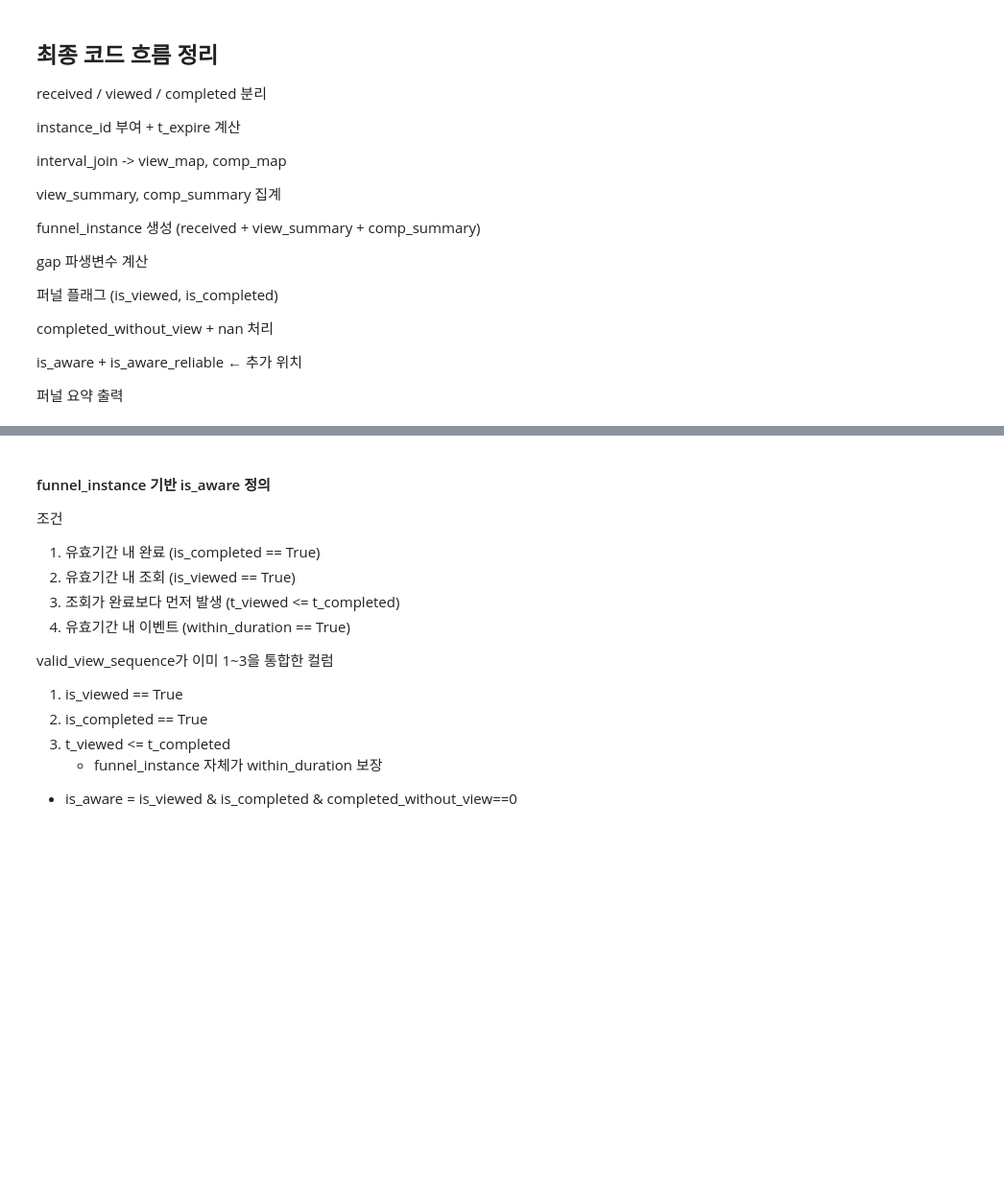
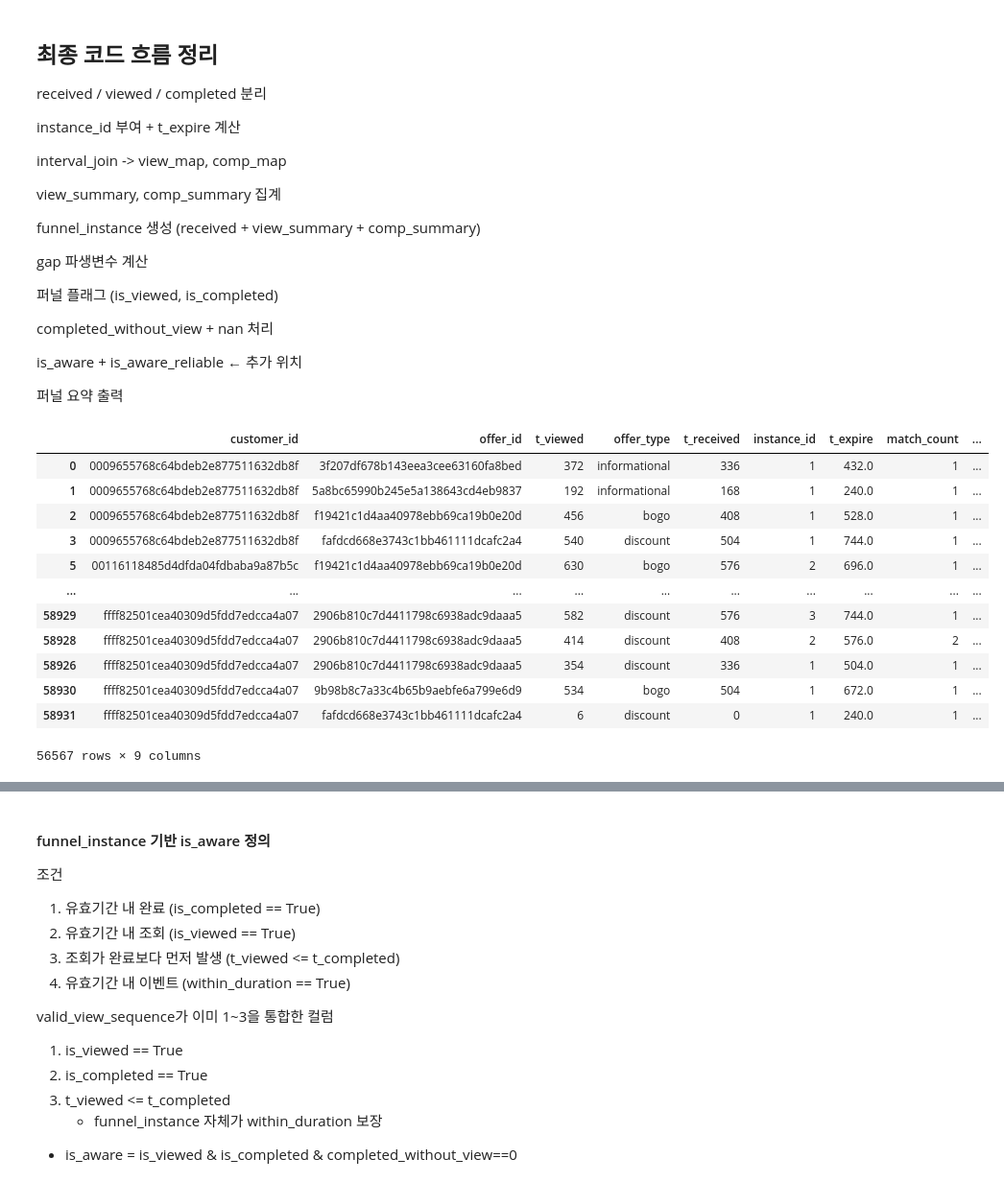
Before and after one commit to rladbstj56/practice_project, a Jupyter notebook: pjh_EDA/study_pjh.ipynb, the cells around one changed output, grey strips where cells are left out. Shown at 96% size. Drawn from its saved outputs; the diff is of its cells as text; code cells hidden in the pictures; blank space fills up the shorter version.

```diff
--- a/pjh_EDA/study_pjh.ipynb
+++ b/pjh_EDA/study_pjh.ipynb
@@ -123,0 +190,17 @@ is_aware + is_aware_reliable  ← 추가 위치
+# %%
+view_map = view_map.sort_values(by=["customer_id", "offer_id"])
+view_map
+# %% [output]
+|  | customer_id | offer_id | t_viewed | offer_type | t_received | instance_id | t_expire | match_count | ... |
+| 0 | 0009655768c64bdeb2e877511632db8f | 3f207df678b143eea3cee63160fa8bed | 372 | informational | 336 | 1 | 432.0 | 1 | ... |
+| 1 | 0009655768c64bdeb2e877511632db8f | 5a8bc65990b245e5a138643cd4eb9837 | 192 | informational | 168 | 1 | 240.0 | 1 | ... |
+| 2 | 0009655768c64bdeb2e877511632db8f | f19421c1d4aa40978ebb69ca19b0e20d | 456 | bogo | 408 | 1 | 528.0 | 1 | ... |
+| 3 | 0009655768c64bdeb2e877511632db8f | fafdcd668e3743c1bb461111dcafc2a4 | 540 | discount | 504 | 1 | 744.0 | 1 | ... |
+| 5 | 00116118485d4dfda04fdbaba9a87b5c | f19421c1d4aa40978ebb69ca19b0e20d | 630 | bogo | 576 | 2 | 696.0 | 1 | ... |
+| ... | ... | ... | ... | ... | ... | ... | ... | ... | ... |
+| 58929 | ffff82501cea40309d5fdd7edcca4a07 | 2906b810c7d4411798c6938adc9daaa5 | 582 | discount | 576 | 3 | 744.0 | 1 | ... |
+| 58928 | ffff82501cea40309d5fdd7edcca4a07 | 2906b810c7d4411798c6938adc9daaa5 | 414 | discount | 408 | 2 | 576.0 | 2 | ... |
+| 58926 | ffff82501cea40309d5fdd7edcca4a07 | 2906b810c7d4411798c6938adc9daaa5 | 354 | discount | 336 | 1 | 504.0 | 1 | ... |
+| 58930 | ffff82501cea40309d5fdd7edcca4a07 | 9b98b8c7a33c4b65b9aebfe6a799e6d9 | 534 | bogo | 504 | 1 | 672.0 | 1 | ... |
+| 58931 | ffff82501cea40309d5fdd7edcca4a07 | fafdcd668e3743c1bb461111dcafc2a4 | 6 | discount | 0 | 1 | 240.0 | 1 | ... |
+56567 rows × 9 columns
```
Also changed, not shown: parts of 18 cells of this notebook, 2 other files.
